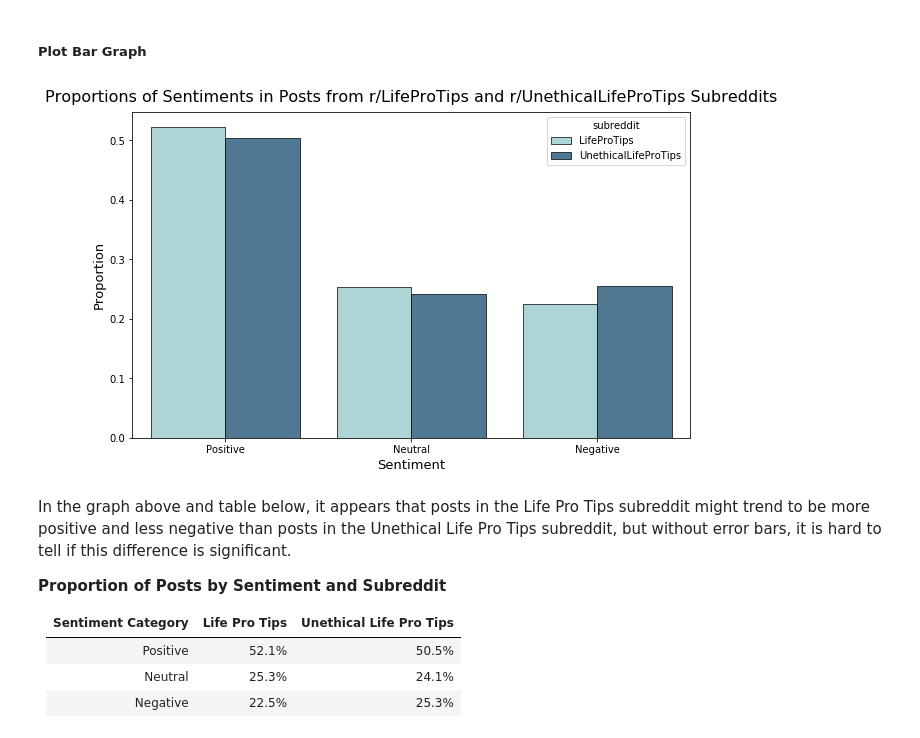
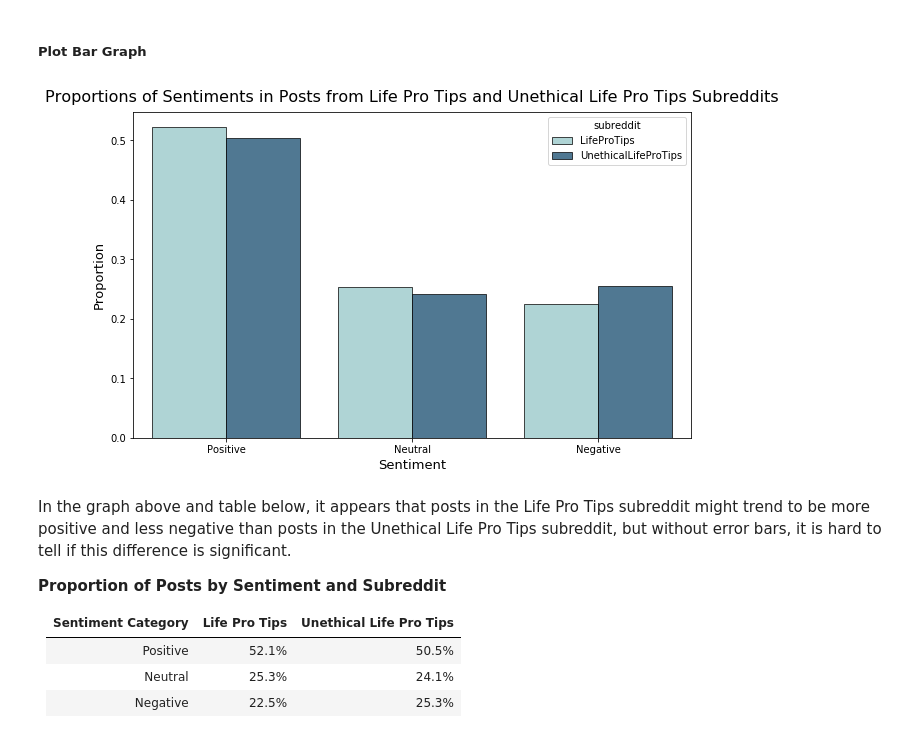
Before and after one commit to jlu90/Subreddit-Classification, a Jupyter notebook: code/Project 3 - Life Pro Tips vs. Unethical Life Pro Tips Classification.ipynb, the cells around one changed output. Saved outputs shown, nothing was run; the diff lists cells and outputs as text; code cells hidden in the pictures.

```diff
--- a/code/Project 3 - Life Pro Tips vs. Unethical Life Pro Tips Classification.ipynb
+++ b/code/Project 3 - Life Pro Tips vs. Unethical Life Pro Tips Classification.ipynb
@@ -677,9 +720,9 @@ proportions_df = (subreddits[x]
 # %%
 plt.figure(figsize=(10,6))
 ax = sns.barplot(x=x, y=y, hue=hue, data=proportions_df, edgecolor = 'black', linewidth = 0.7, palette = [light_blue, medium_blue])
-set_labels('Proportions of Sentiments in Posts from r/LifeProTips and r/UnethicalLifeProTips Subreddits', 'Sentiment', 'Proportion')
+set_labels('Proportions of Sentiments in Posts from Life Pro Tips and Unethical Life Pro Tips Subreddits', 'Sentiment', 'Proportion')
 # %% [output]
-[figure, old version]
+[figure, new version]
 # %% [markdown]
 In the graph above and table below, it appears that posts in the Life Pro Tips subreddit might trend to be more positive and less negative than posts in the Unethical Life Pro Tips subreddit, but without error bars, it is hard to tell if this difference is significant.
 
```
Also changed, not shown: parts of 17 cells of this notebook, 1 other file.
